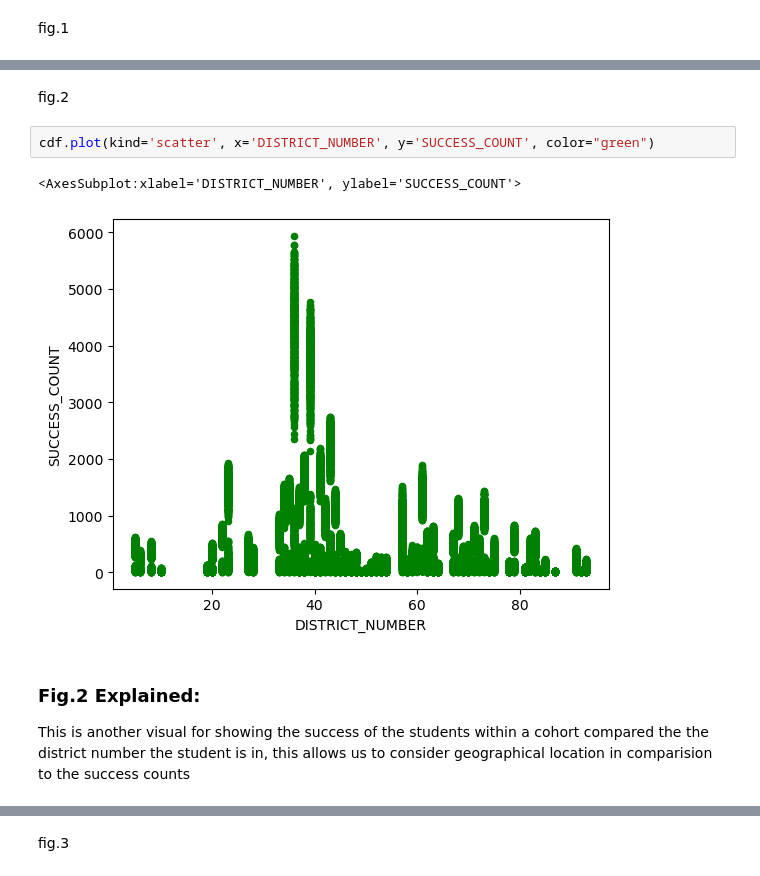
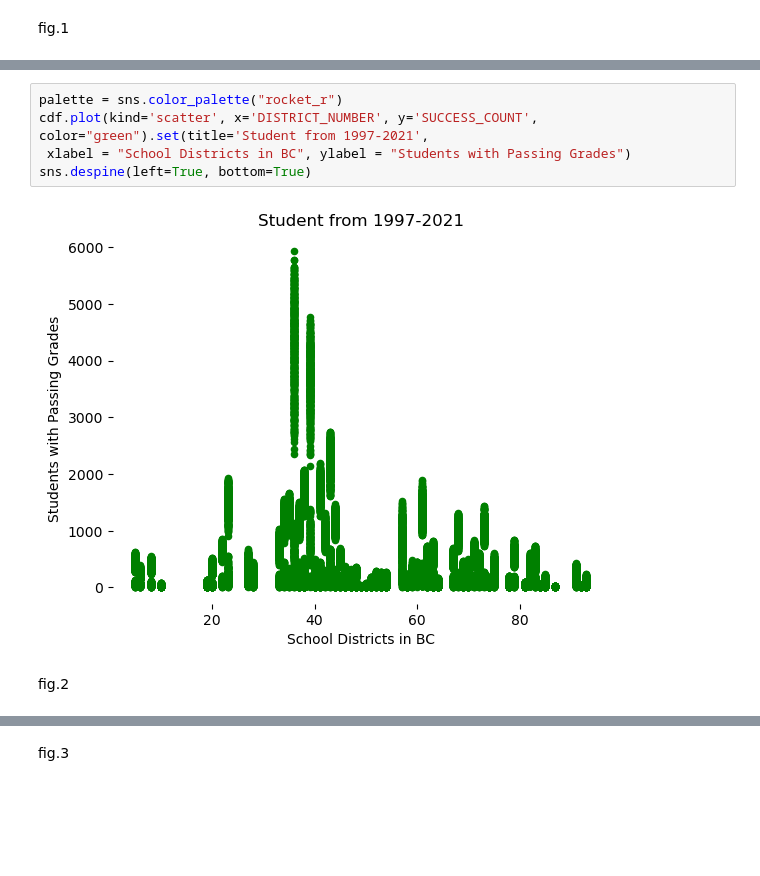
Before and after one commit to ubco-W2022T1-cosc301/project-group19, a Jupyter notebook: notebooks/analysis3.ipynb, the cells around one changed output, grey strips where cells are left out. Saved outputs shown, nothing was run; the diff lists cells and outputs as text; blank space fills up the shorter version.

```diff
--- a/notebooks/analysis3.ipynb
+++ b/notebooks/analysis3.ipynb
@@ -178,10 +195,9 @@ From this graph I gather that there is a high correlation between SUCCESS_COUNT
+# %%
+palette = sns.color_palette("rocket_r")
+cdf.plot(kind='scatter', x='DISTRICT_NUMBER', y='SUCCESS_COUNT', color="green").set(title='Student from 1997-2021',
+ xlabel = "School Districts in BC", ylabel = "Students with Passing Grades")
+sns.despine(left=True, bottom=True)
+# %% [output]
+[figure, added]
 # %% [markdown]
 fig.2
-# %%
-cdf.plot(kind='scatter', x='DISTRICT_NUMBER', y='SUCCESS_COUNT', color="green")
-# %% [output]
-<AxesSubplot:xlabel='DISTRICT_NUMBER', ylabel='SUCCESS_COUNT'>
-[figure, removed]
-# %% [markdown]
-### Fig.2 Explained:
-This is another visual for showing the success of the students within a cohort compared the the district number the student is in, this allows us to consider geographical location in comparision to the success counts
```
Also changed, not shown: parts of 29 cells of this notebook, 1 other file.
